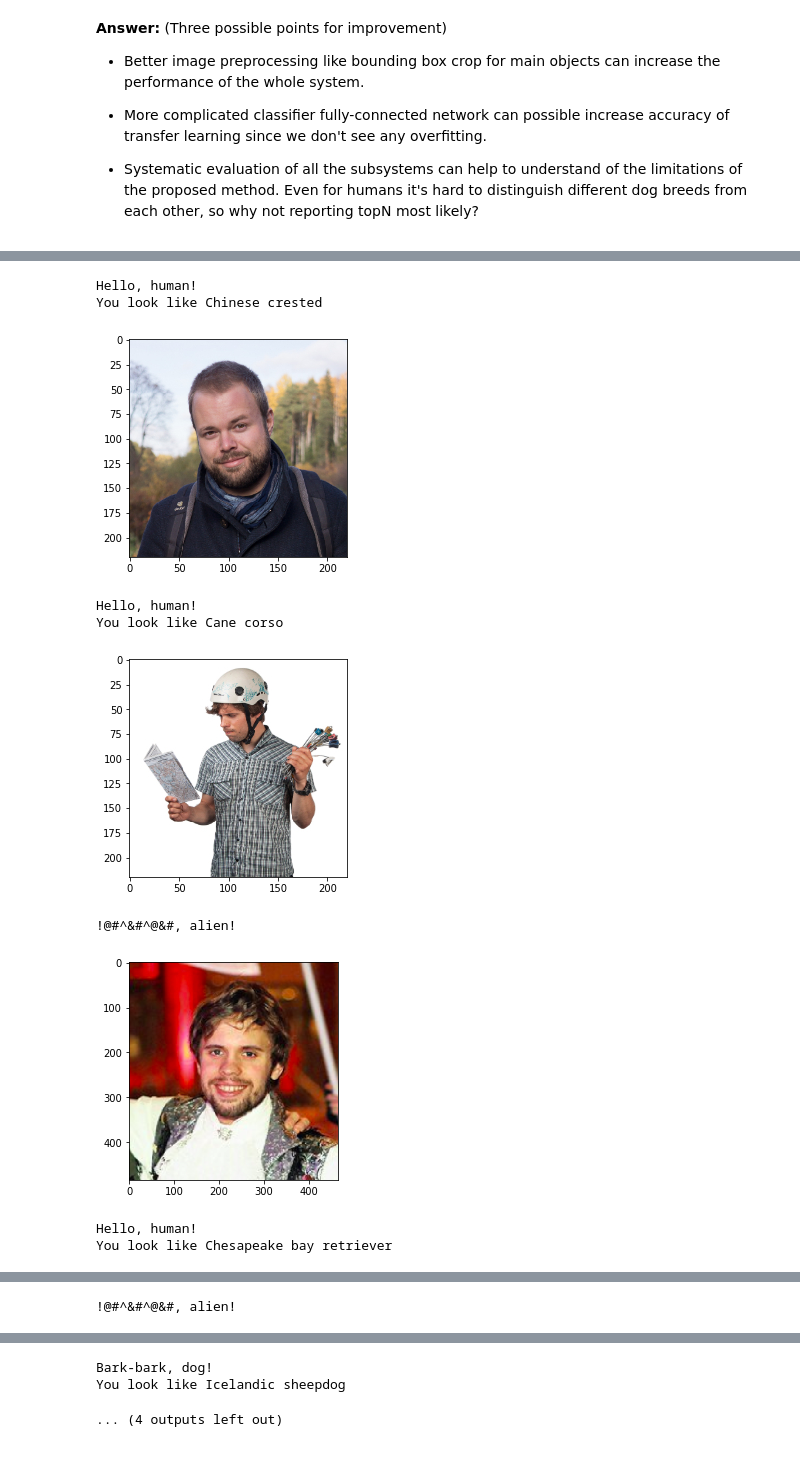
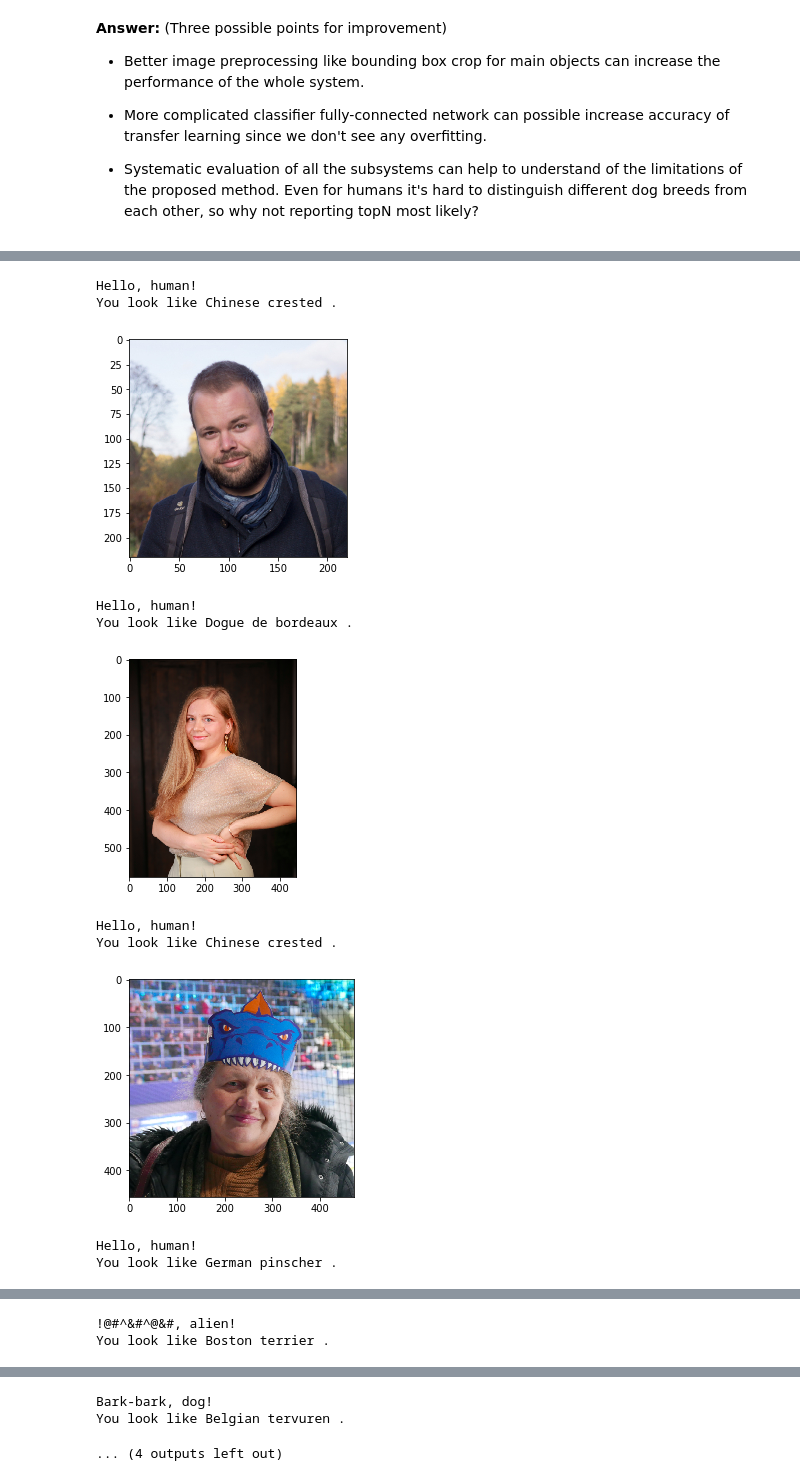
Before and after one commit to olegs/deep-learning-v2-pytorch, a Jupyter notebook: project-dog-classification/dog_app.ipynb, the cells around one changed output, grey strips where cells are left out. Cells and saved outputs as stored; diff of their text form; code cells hidden in the pictures.

```diff
--- a/project-dog-classification/dog_app.ipynb
+++ b/project-dog-classification/dog_app.ipynb
@@ -211,7 +211,9 @@ def load_image(img_path, max_size=400, shape=None):
     in_transform = transforms.Compose([
                         transforms.Resize(size),
                         transforms.ToTensor(),
-                        transforms.Normalize(mean=[0.5, 0.5, 0.5], std=[0.5, 0.5, 0.5])])
+                        # Use VGG16 normalization
+                        transforms.Normalize(mean=[0.485, 0.456, 0.406],
+                                             std=[0.229, 0.224, 0.225])])
 
     # discard the transparent, alpha channel (that's the :3) and add the batch dimension
     image = in_transform(image)[:3,:,:].unsqueeze(0)
@@ -221,13 +223,13 @@ def load_image(img_path, max_size=400, shape=None):
 
 # helper function for un-normalizing an image
 # and converting it from a Tensor image to a NumPy image for display
-def im_convert(tensor):
+def im_convert(tensor, means=np.array([0.485, 0.456, 0.406]), stds=np.array([0.229, 0.224, 0.225])):
     """ Display a tensor as an image. """
 
     image = tensor.to("cpu").clone().detach()
     image = image.numpy().squeeze()
     image = image.transpose(1,2,0)
-    image = image * np.array((0.5, 0.5, 0.5)) + np.array((0.5, 0.5, 0.5))
+    image = image * stds + means
     image = image.clip(0, 1)
 
     return image
@@ -673,7 +666,7 @@ If you like, **you are welcome to use the same data loaders from the previous st
 loaders_transfer = {
     'train' : train_loader,
     'test': test_loader,
-    'valid': validate_loader,
+    'valid': valid_loader,
 }
 # %% [markdown]
 ### (IMPLEMENTATION) Model Architecture
@@ -748,8 +741,8 @@ optimizer_transfer = optim.SGD(model_transfer.classifier.parameters(), lr=0.01)
 
 Train and validate your model in the code cell below.  [Save the final model parameters](http://pytorch.org/docs/master/notes/serialization.html) at filepath `'model_transfer.pt'`.
 # %%
-# train the model, smaller number of epoch is enough here to reach 60% accuracy, but for the fun!
-n_epochs = 30
+# train the model, smaller number of epoch is enough here to reach 60% accuracy
+n_epochs = 20
 model_transfer = train(n_epochs, loaders_transfer, model_transfer, optimizer_transfer, criterion_transfer,
                        use_cuda, 'model_transfer.pt')
 
@@ -833,15 +826,13 @@ def run_app(img_path):
     plt.imshow(image)
     plt.show()
     ## handle cases for a human face, dog, and neither
-    if face_detector(img_path):
+    if dog_detector(img_path):
+        print('Bark-bark, dog!')
+    elif face_detector(img_path):
         print('Hello, human!')
-    elif dog_detector(img_path):
-        print('Bark-bark, dog!')
     else:
         print('!@#^&#^@&#, alien!')
-        return
-    # Todo visualize
-    print('You look like', predict_breed_transfer(img_path))
+    print('You look like', predict_breed_transfer(img_path), '.')
 # %% [markdown]
 ---
 <a id='step6'></a>
@@ -865,39 +856,41 @@ __Answer:__ (Three possible points for improvement)
 # %%
 ## TODO: Execute your algorithm from Step 6 on
 ## at least 6 images on your computer.
 ## Feel free to use as many code cells as needed.
 human_files = [
     'images/p1.png',
     'images/p2.jpg',
-    'images/p3.jpg',
-    'images/p32.png',
+    'images/didi.png',
+    'images/mama.png',
 ]
 
 dog_files = [
     'images/vk.png',
     'images/dog.png',
     'images/dog2.jpg',
     'images/Labrador_retriever_06457.jpg',
 ]
 
 ## suggested code, below
 for file in np.hstack((human_files, dog_files)):
     run_app(file)
 # %% [output]
 [figure]
 Hello, human!
-You look like Chinese crested
+You look like Chinese crested .
 [figure]
 Hello, human!
-You look like Cane corso
+You look like Dogue de bordeaux .
-[figure, old version]
+[figure, new version]
-!@#^&#^@&#, alien!
+Hello, human!
+You look like Chinese crested .
-[figure, old version]
+[figure, new version]
 Hello, human!
-You look like Chesapeake bay retriever
+You look like German pinscher .
 [figure]
 !@#^&#^@&#, alien!
+You look like Boston terrier .
 [figure]
 Bark-bark, dog!
-You look like Icelandic sheepdog
+You look like Belgian tervuren .
 ... (4 outputs left out)
```
Also changed, not shown: parts of 8 cells of this notebook, 4 other files.
